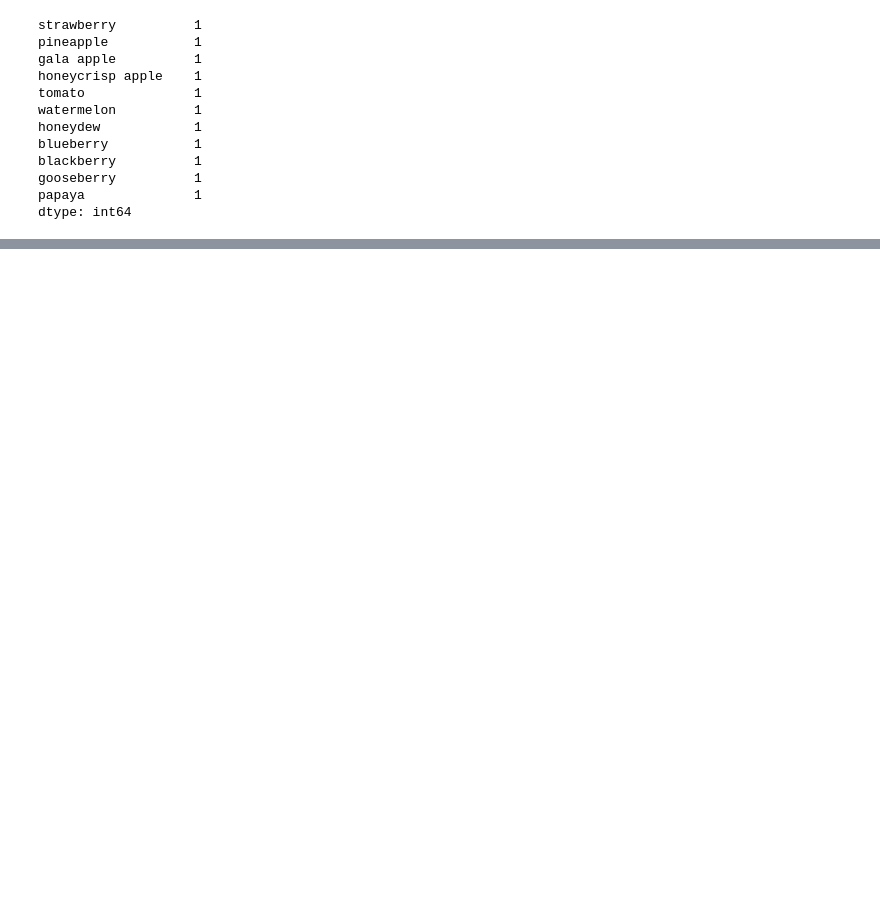
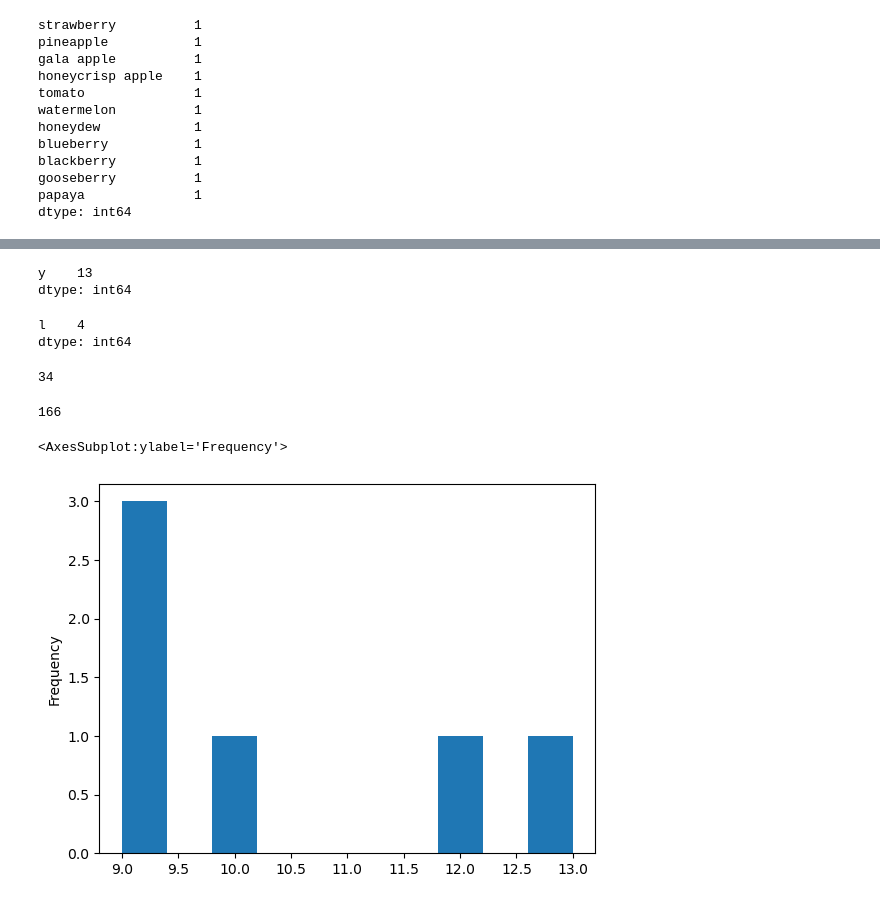
Before and after one commit to manuel-salazar1/numpy-pandas-visualization-exercises, a Jupyter notebook: pandas_series.ipynb, the cells around one changed output, grey strips where cells are left out. Cells and saved outputs as stored; diff of their text form; code cells hidden in the pictures; blank space fills up the shorter version.

```diff
--- a/pandas_series.ipynb
+++ b/pandas_series.ipynb
@@ -186,0 +315,37 @@ dtype: int64
+# %%
+letters.value_counts().nlargest(1)
+# %% [output]
+y    13
+dtype: int64
+# %%
+# Which letter occurs the Least frequently?
+
+letters.value_counts().nsmallest(1)
+# %% [output]
+l    4
+dtype: int64
+# %%
+# How many vowels are in the Series?
+
+letters[letters.isin(vowels)].count()
+# %% [output]
+34
+# %%
+# How many consonants are in the Series?
+
+consonants = list('bcdfghjklmnpqrstvwxyz')
+letters[letters.isin(consonants)].count()
+# %% [output]
+166
+# %%
+# Create a Series that has all of the same letters but uppercased.
+
+up_letters = letters.str.upper()
+upper_letters = pd.Series(up_letters)
+# %%
+# Create a bar plot of the frequencies of the 6 most commonly occuring letters.
+
+upper_letters.value_counts().head(6).plot.hist()
+# %% [output]
+<AxesSubplot:ylabel='Frequency'>
+[figure, added]
```
Also changed, not shown: parts of 40 cells of this notebook.
